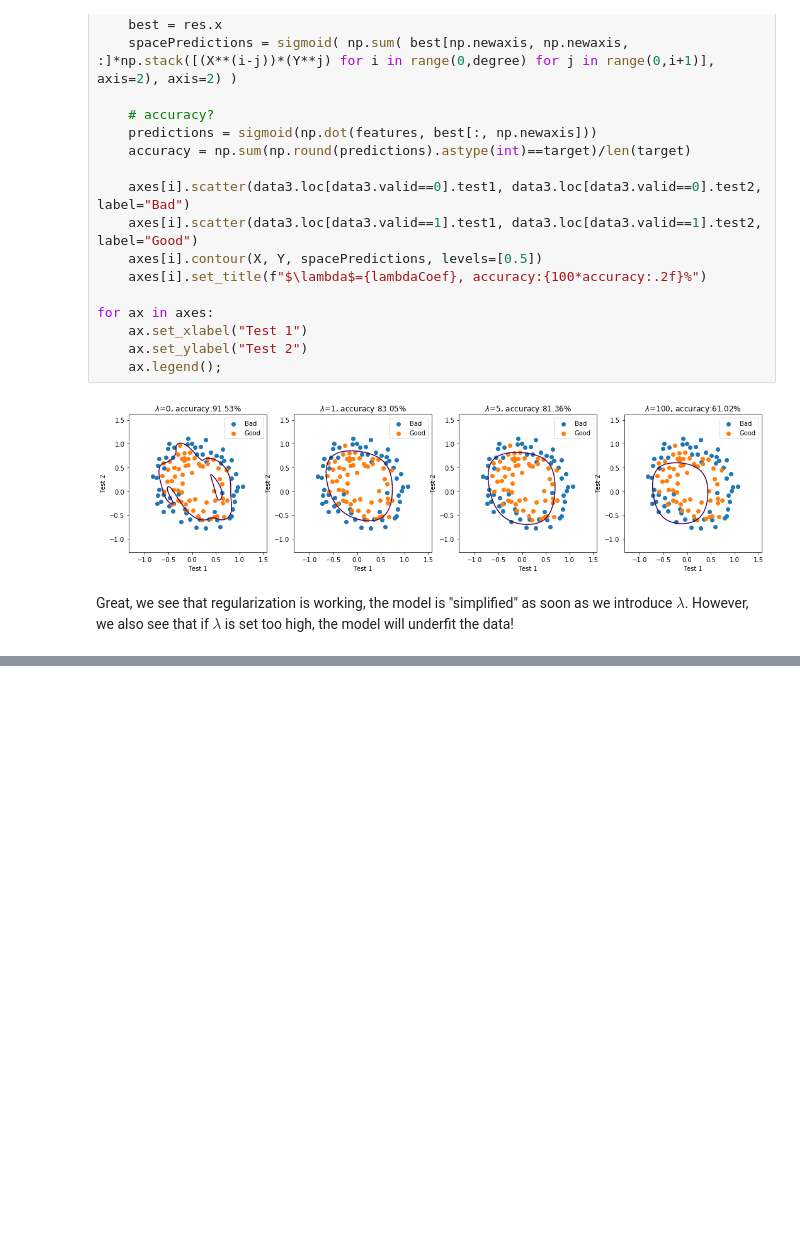
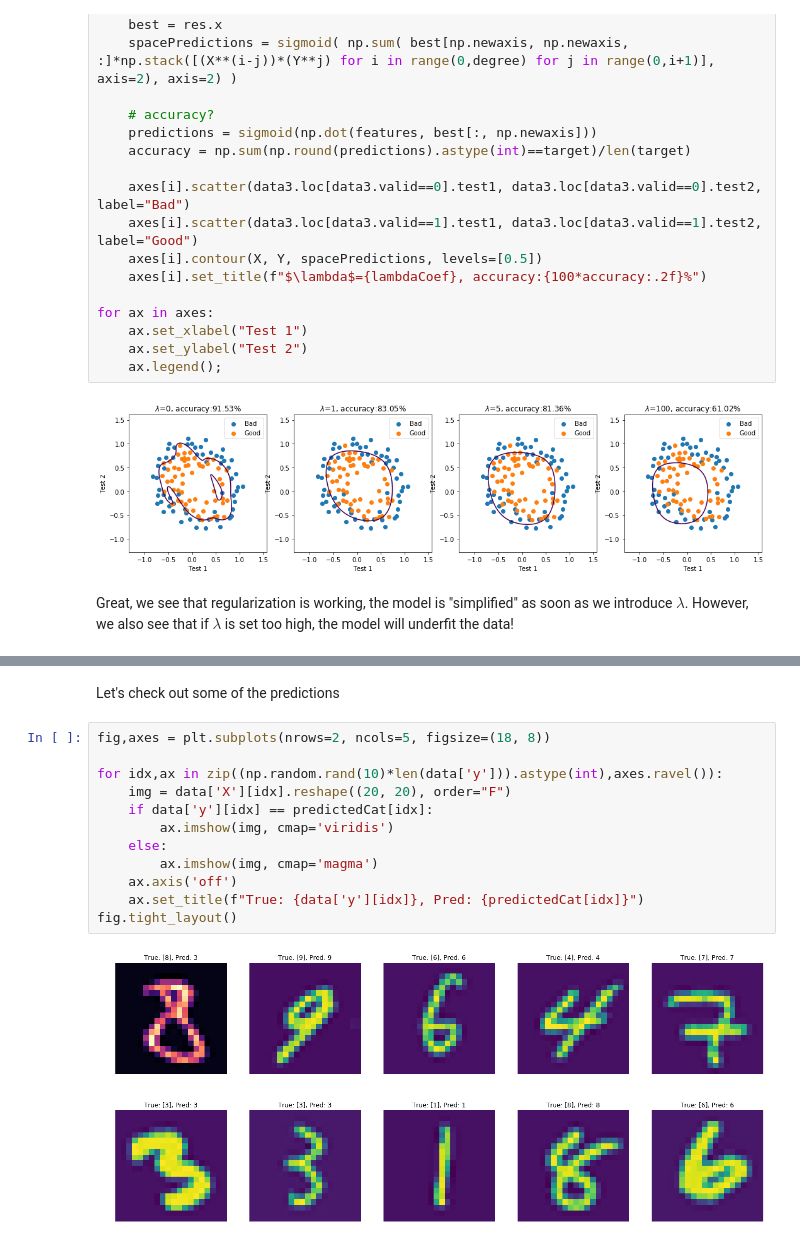
Before and after one commit to gcalmettes/ml-explorations, a Jupyter notebook: 2-classificiation-logistic-regression.ipynb, the cells around one changed output, grey strips where cells are left out. Drawn from its saved outputs; the diff is of its cells as text; blank space fills up the shorter version.

```diff
--- a/2-classificiation-logistic-regression.ipynb
+++ b/2-classificiation-logistic-regression.ipynb
@@ -477,0 +539,16 @@ Great, we see that regularization is working, the model is "simplified" as soon
+# %% [markdown]
+Let's check out some of the predictions
+# %%
+fig,axes = plt.subplots(nrows=2, ncols=5, figsize=(18, 8))
+
+for idx,ax in zip((np.random.rand(10)*len(data['y'])).astype(int),axes.ravel()):
+    img = data['X'][idx].reshape((20, 20), order="F")
+    if data['y'][idx] == predictedCat[idx]:
+        ax.imshow(img, cmap='viridis')
+    else:
+        ax.imshow(img, cmap='magma')
+    ax.axis('off')
+    ax.set_title(f"True: {data['y'][idx]}, Pred: {predictedCat[idx]}")
+fig.tight_layout()
+# %% [output]
+[figure, added]
```
Also changed, not shown: parts of 15 cells of this notebook, 1 other file.
